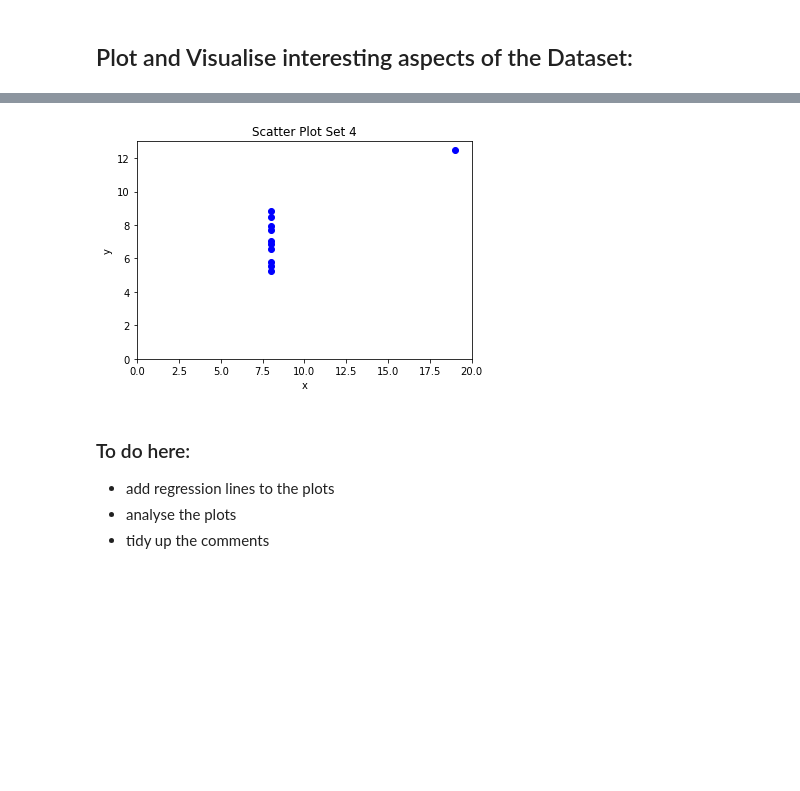
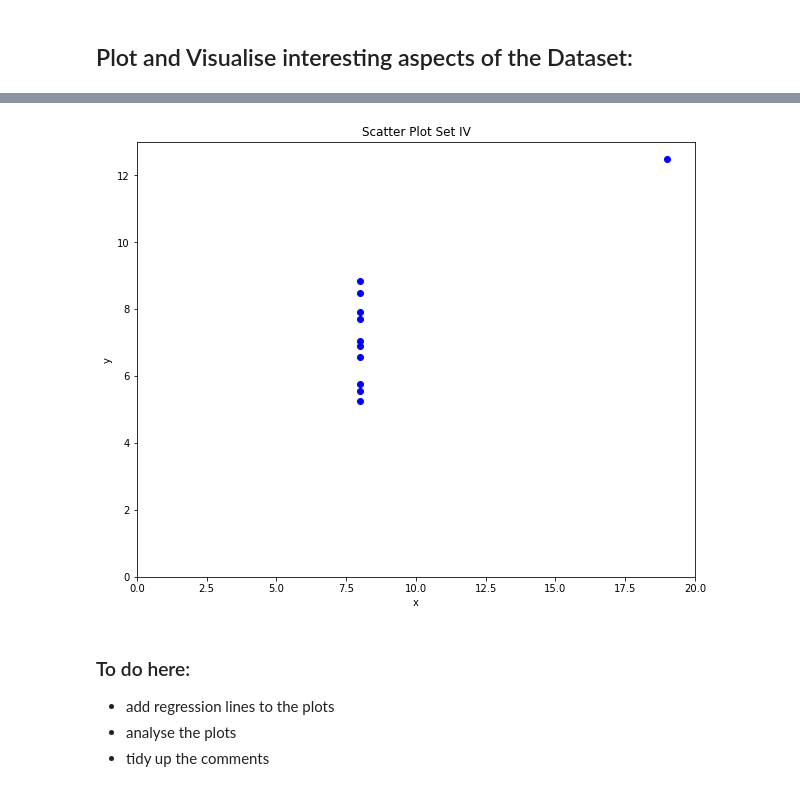
Before and after one commit to JulianConneely/Fundamentals-of-Data-Analysis-Practical-Assignment, a Jupyter notebook: Anscombes quartet dataset.ipynb, the cells around one changed output, grey strips where cells are left out. Saved outputs shown, nothing was run; the diff lists cells and outputs as text; code cells hidden in the pictures; blank space fills up the shorter version.

```diff
--- a/Anscombes quartet dataset.ipynb
+++ b/Anscombes quartet dataset.ipynb
@@ -47,19 +47,20 @@ import matplotlib.pyplot as plt
 import numpy as np
 %matplotlib inline
 
-set1 = df[:11]
-set2 = df[11:22]
-set3 = df[22:33]
-set4 = df[33:]
+setI = df[:11]
+setII = df[11:22]
+setIII = df[22:33]
+setIV = df[33:]
 # %%
-#scatter plot set1
-x1 = set1.iloc[:,1] #defines column for x
-y1 = set1.iloc[:,2] #defines column for y
-plt.title("Scatter Plot Set 1")
+#scatter plot setI
+x1 = setI.iloc[:,1] #defines column for x
+y1 = setI.iloc[:,2] #defines column for y
+plt.title("Scatter Plot Set I")
 plt.xlabel("x") # x label
 plt.ylabel("y") # y label
 graph1 = plt.scatter(x1,y1)
 plt.setp(graph1, color='r') #sets graph colour to green
-plt.axis([0, 20 ,0, 13]) #sets axes lower and upper limits
+plt.axis([3, 15 ,3, 12]) #sets axes lower and upper limits
+plt.rcParams['figure.figsize'] = (5, 3) #sets default plot size to be bigger
 plt.show()
 # %% [output]
@@ -67,12 +74,13 @@ plt.show()
 # %%
-#scatter plot set2
-x2 = set2.iloc[:,1] # defines column for x
-y2 = set2.iloc[:,2] # defines column for y
-plt.title("Scatter Plot Set 2") # graph title
+#scatter plot setII
+x2 = setII.iloc[:,1] # defines column for x
+y2 = setII.iloc[:,2] # defines column for y
+plt.title("Scatter Plot Set II") # graph title
 plt.xlabel("x") # x label
 plt.ylabel("y") # y label
 graph2 = plt.scatter(x2,y2) # describes x,y scatter plot
 plt.setp(graph2, color='y') # sets graph colour to yellow
 plt.axis([0, 20, 0, 13]) #sets axes lower and upper limits
+plt.rcParams['figure.figsize'] = (10, 8) #sets default plot size to be bigger
 plt.show()
 # %% [output]
@@ -80,12 +88,13 @@ plt.show()
 # %%
-#scatter plot set3
-x3 = set3.iloc[:,1] #defines column for x
-y3 = set3.iloc[:,2] #defines column for y
-plt.title("Scatter Plot Set 3")
+#scatter plot setIII
+x3 = setIII.iloc[:,1] #defines column for x
+y3 = setIII.iloc[:,2] #defines column for y
+plt.title("Scatter Plot Set III")
 plt.xlabel("x") # x label
 plt.ylabel("y") # y label
 graph3 = plt.scatter(x3,y3) #describes x,y scatter plot
 plt.setp(graph3, color='g') #sets graph colour to green
 plt.axis([0, 20, 0, 13]) #sets axes lower and upper limits
+plt.rcParams['figure.figsize'] = (10, 8) #sets default plot size to be bigger
 plt.show()
 # %% [output]
@@ -93,16 +102,17 @@ plt.show()
 # %%
 #scatter plot set4
-x4 = set4.iloc[:,1] #defines column for x
-y4 = set4.iloc[:,2] #defines column for y
-plt.title("Scatter Plot Set 4")
+x4 = setIV.iloc[:,1] #defines column for x
+y4 = setIV.iloc[:,2] #defines column for y
+plt.title("Scatter Plot Set IV")
 plt.xlabel("x") # x label
 plt.ylabel("y") # y label
 graph4 = plt.scatter(x4,y4) #describes x,y scatter plot
 plt.setp(graph4, color='b') #sets graph colour to blue
 plt.axis([0, 20, 0, 13]) #sets axes lower and upper limits
+plt.rcParams['figure.figsize'] = (10, 8) #sets default plot size to be bigger
 plt.show()
 # %% [output]
-[figure, old version]
+[figure, new version]
 # %% [markdown]
 ### To do here:
 - add regression lines to the plots
```
Also changed, not shown: parts of 10 cells of this notebook.
